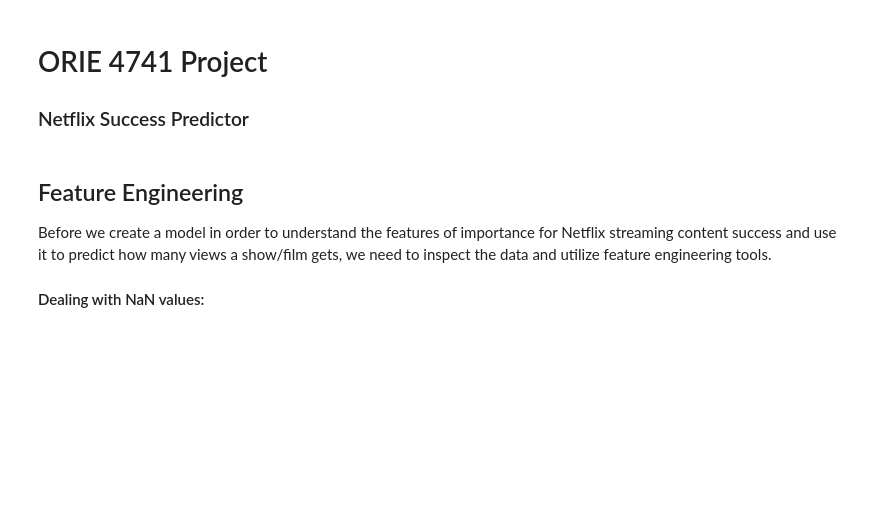
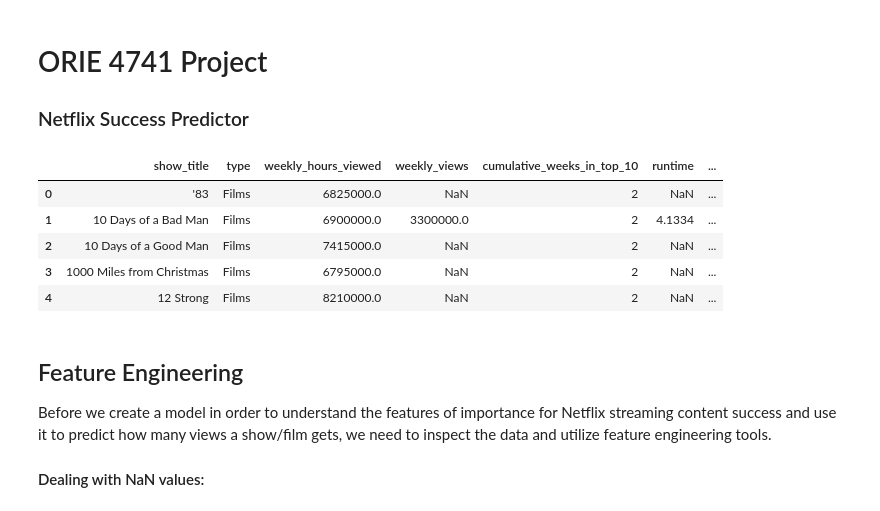
Before and after one commit to adelaidad/ORIE4741FinalProject, a Jupyter notebook: netflix_predictor.ipynb, the cells around one changed output. Cells and saved outputs as stored; diff of their text form; code cells hidden in the pictures; blank space fills up the shorter version.

```diff
--- a/netflix_predictor.ipynb
+++ b/netflix_predictor.ipynb
@@ -17,3 +16,12 @@ import matplotlib as mpl
+# %%
+netflix.head()
+# %% [output]
+|  | show_title | type | weekly_hours_viewed | weekly_views | cumulative_weeks_in_top_10 | runtime | ... |
+| 0 | '83 | Films | 6825000.0 | NaN | 2 | NaN | ... |
+| 1 | 10 Days of a Bad Man | Films | 6900000.0 | 3300000.0 | 2 | 4.1334 | ... |
+| 2 | 10 Days of a Good Man | Films | 7415000.0 | NaN | 2 | NaN | ... |
+| 3 | 1000 Miles from Christmas | Films | 6795000.0 | NaN | 2 | NaN | ... |
+| 4 | 12 Strong | Films | 8210000.0 | NaN | 2 | NaN | ... |
 # %% [markdown]
 ## Feature Engineering
 Before we create a model in order to understand the features of importance for Netflix streaming content success and use it to predict how many views a show/film gets, we need to inspect the data and utilize feature engineering tools.
```
Also changed, not shown: parts of 7 cells of this notebook, 2 other files.
